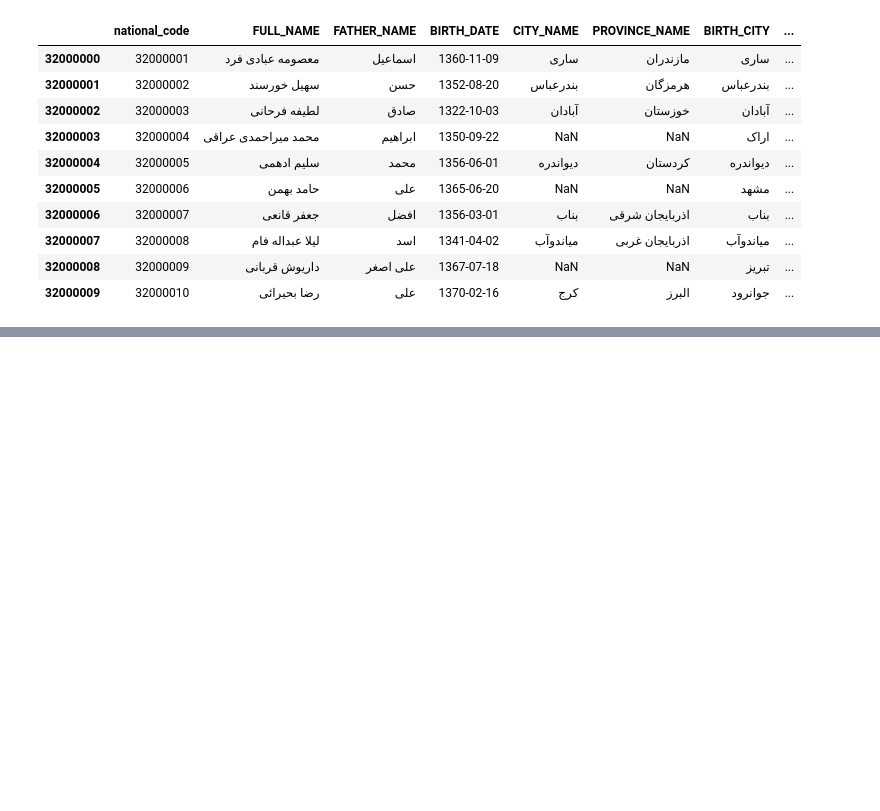
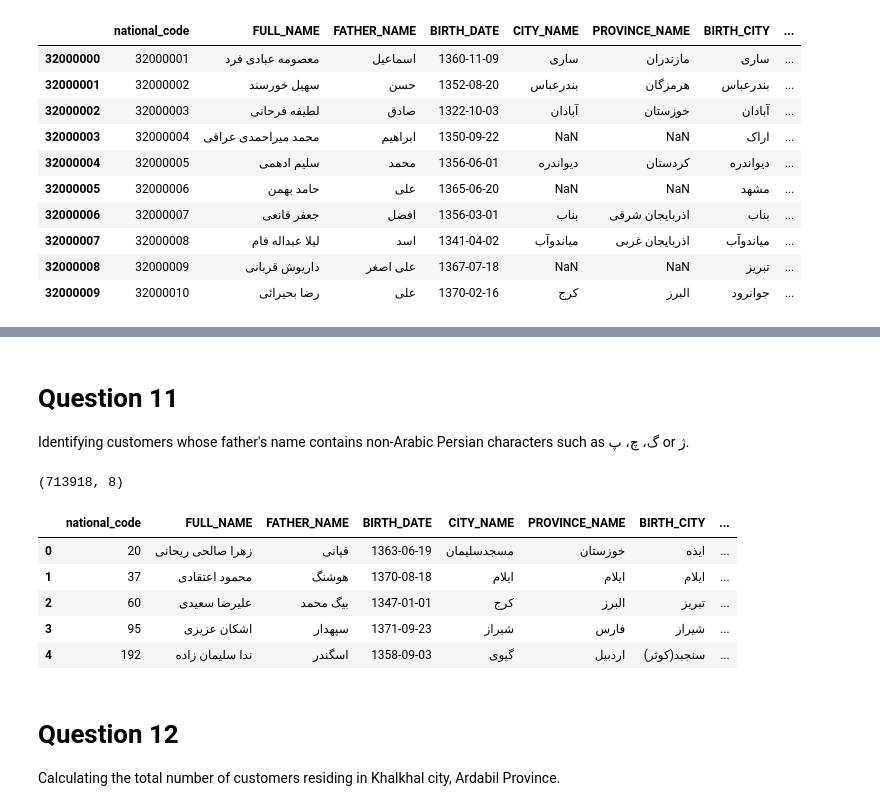
Before and after one commit to mahanfattahi/BANK-NIT, a Jupyter notebook: nitbank.ipynb, the cells around one changed output, grey strips where cells are left out. Drawn from its saved outputs; the diff is of its cells as text; code cells hidden in the pictures; blank space fills up the shorter version.

```diff
--- a/nitbank.ipynb
+++ b/nitbank.ipynb
@@ -534,0 +791,60 @@ chunk.head(10)
+# %% [markdown]
+# Question 11
+Identifying customers whose father's name contains non-Arabic Persian characters such as گ، چ، پ or ژ.
+# %%
+# List for storing matching records
+
+persian_fathers = []
+
+
+# Process dataset in chunks
+
+for chunk in read_in_chunks(
+    "normalized_bank_data.csv",
+    1000000
+):
+
+    # Convert father name to string
+    chunk['FATHER_NAME'] = (
+        chunk['FATHER_NAME']
+        .fillna('')
+        .astype(str)
+    )
+
+    # Filter records
+    filtered = chunk[
+        chunk['FATHER_NAME']
+        .str.contains(
+            r'[گچپژ]',
+            na=False
+        )
+    ]
+
+    # Store results
+    persian_fathers.append(filtered)
+
+
+# Merge all matching records
+
+final_fd = pd.concat(
+    persian_fathers,
+    ignore_index=True
+)
+
+
+# Display results
+
+print(final_fd.shape)
+
+final_fd.head()
+# %% [output]
+(713918, 8)
+|  | national_code | FULL_NAME | FATHER_NAME | BIRTH_DATE | CITY_NAME | PROVINCE_NAME | BIRTH_CITY | ... |
+| 0 | 20 | زهرا صالحی ریحانی | قپانی | 1363-06-19 | مسجدسلیمان | خوزستان | ایذه | ... |
+| 1 | 37 | محمود اعتقادی | هوشنگ | 1370-08-18 | ایلام | ایلام | ایلام | ... |
+| 2 | 60 | علیرضا سعیدی | بیگ محمد | 1347-01-01 | کرج | البرز | تبریز | ... |
+| 3 | 95 | اشکان عزیزی | سپهدار | 1371-09-23 | شیراز | فارس | شیراز | ... |
+| 4 | 192 | ندا سلیمان زاده | اسگندر | 1358-09-03 | گیوی | اردبیل | سنجبد(کوثر) | ... |
+# %% [markdown]
+# Question 12
+Calculating the total number of customers residing in Khalkhal city, Ardabil Province.
```
Also changed, not shown: parts of 15 cells of this notebook, 1 other file.
